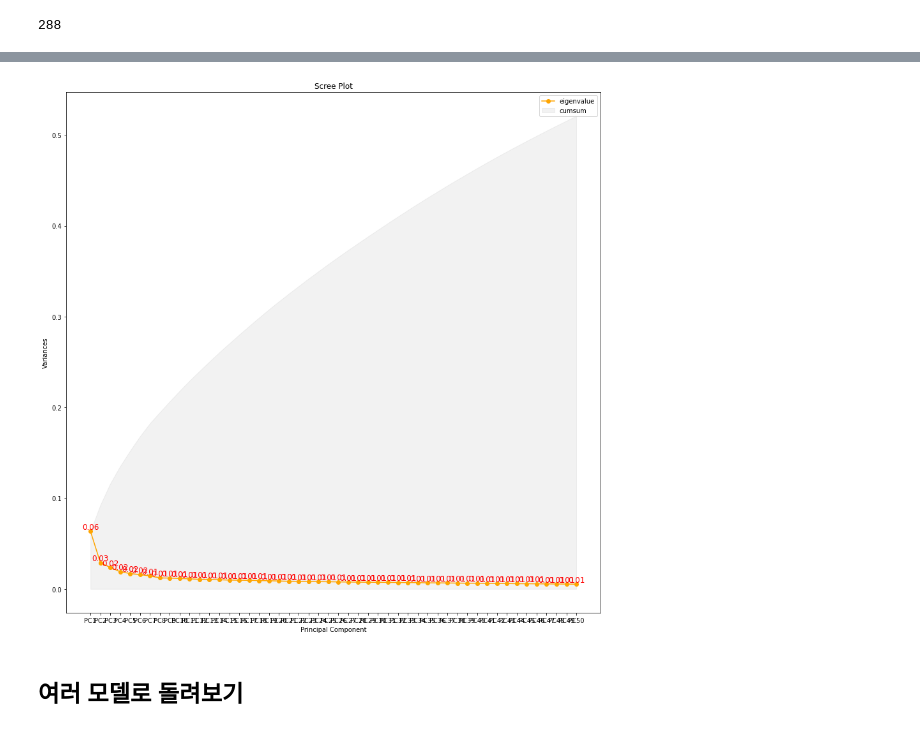
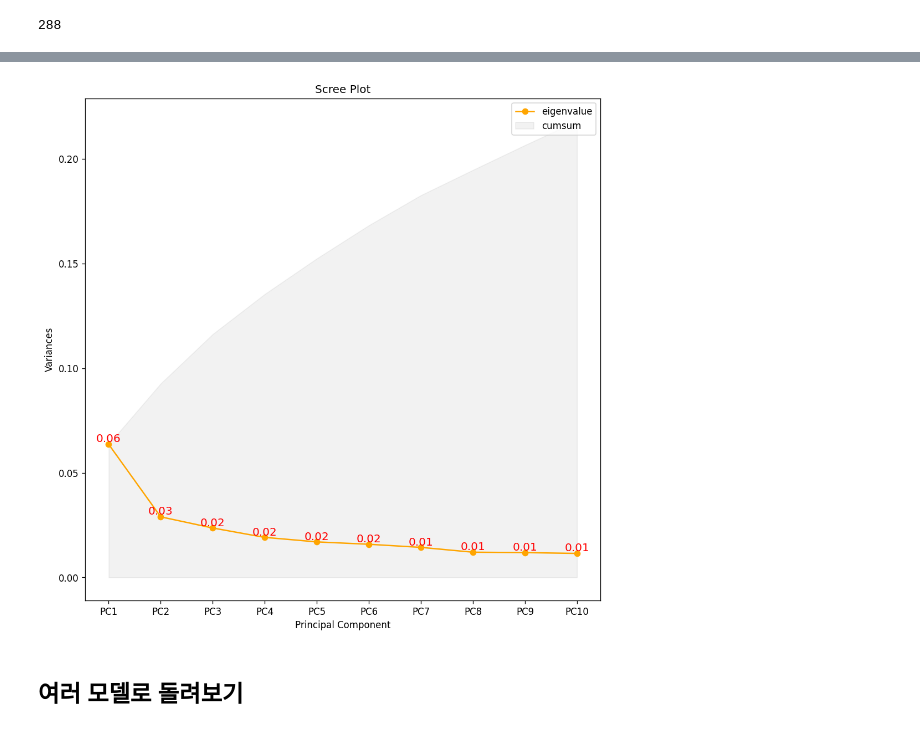
Before and after one commit to hrdkdh/kaggle, a Jupyter notebook: House Prices/house price predict.ipynb, the cells around one changed output, grey strips where cells are left out. Cells and saved outputs as stored; diff of their text form; code cells hidden in the pictures.

```diff
--- a/House Prices/house price predict.ipynb
+++ b/House Prices/house price predict.ipynb
@@ -3,16 +3,22 @@
 # %%
 import pandas as pd
 
-train_data = pd.read_csv("data/train.csv", index_col="Id")
+train_data = pd.read_csv("data/train.csv")
+train_data.drop(columns=["Id"], inplace=True)
+
 dep_var = "SalePrice"
+ind_vars = []
 numerical_vars = []
 categorical_vars = []
+
 for col in train_data.columns:
+    ind_vars.append(col)
     if train_data[col].dtype == "object":
         categorical_vars.append(col)
     else:
         numerical_vars.append(col)
 
+ind_vars.remove(dep_var)
 print(numerical_vars)
 print(categorical_vars)
 # %% [output]
@@ -70,8 +92,7 @@ len(ind_vars)
 # %%
 #데이터 표준화
 from sklearn.preprocessing import StandardScaler
-x = train_data_t[ind_vars].values # 독립변인들의 value값만 추출
-y = train_data_t[dep_var].values # 종속변인 추출
 
 x = StandardScaler().fit_transform(train_data_t[ind_vars]) # x객체에 x를 표준화한 데이터를 저장
-pd.DataFrame(x, columns=ind_vars)
+train_data_t_s = pd.DataFrame(x, columns=ind_vars)
+train_data_t_s[dep_var] = train_data_t[dep_var]
@@ -114,29 +99,9 @@ principalDf.head()
-# %%
-import matplotlib.pyplot as plt
-
-eigenvalue_list = pca.explained_variance_ratio_
-eigenvalue_dic = []
-for idx, eigenvalue in enumerate(eigenvalue_list):
-    eigenvalue_dic.append({"comp" : "PC{}".format(idx+1), "eigenvalue" : eigenvalue})
-eigenvalue_df = pd.DataFrame(eigenvalue_dic)
-#누적합 계산하여 PC들의 분산합이 얼마나 되는지도 보여줄 것
-eigenvalue_df["cumsum"] = eigenvalue_df["eigenvalue"].cumsum()
-
-plt.figure(figsize=(15, 15))
-plt.plot(eigenvalue_df["comp"], eigenvalue_df["eigenvalue"], label="eigenvalue",
-         color="orange", marker="o")
-for item in eigenvalue_df["eigenvalue"].items():
-    plt.text(item[0], item[1], "{:4.2f}".format(item[1]),
-             fontsize = 12, color="red", horizontalalignment="center", verticalalignment="bottom")
-plt.fill_between(eigenvalue_df["comp"], [0 for x in range(n_components)], eigenvalue_df["cumsum"],
-                 color="k", alpha=0.05, label="cumsum")
-plt.title("Scree Plot")
-plt.xlabel("Principal Component")
-plt.ylabel("Variances")
-plt.legend()
-plt.show()
-# %% [output]
-[figure, removed]
+# %%
+from adptools.pca import Reductor
+reductor = Reductor(ind_vars, dep_var, train_data_t_s, n_components=10)
+reductor.scree_plot(dpi=120)
+# %% [output]
+[figure, added]
 # %% [markdown]
 ## 여러 모델로 돌려보기
 # %%
```
Also changed, not shown: parts of 3 cells of this notebook, 1 other file.
